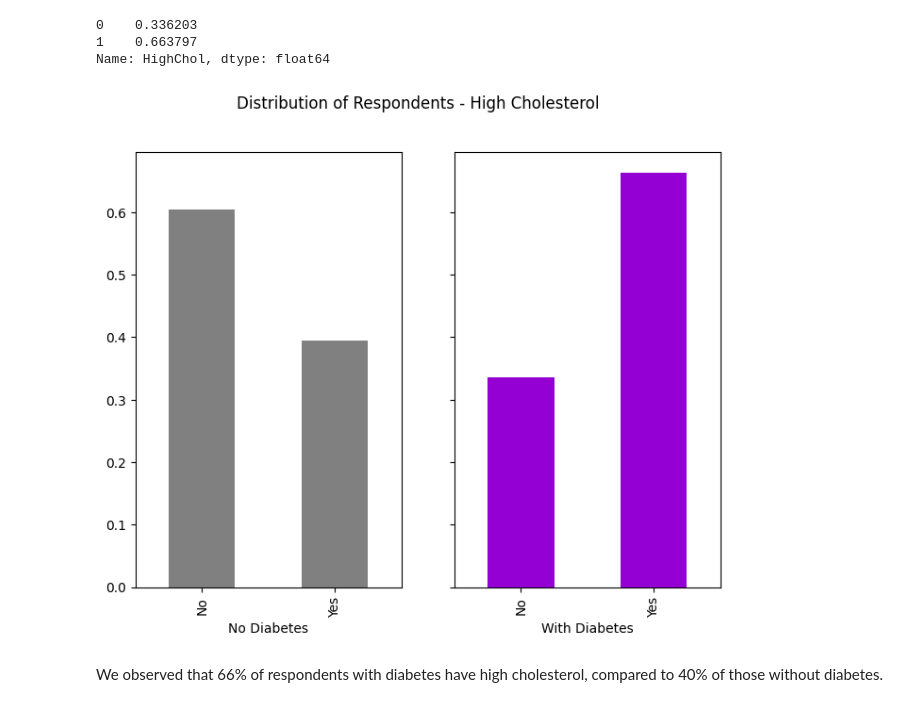
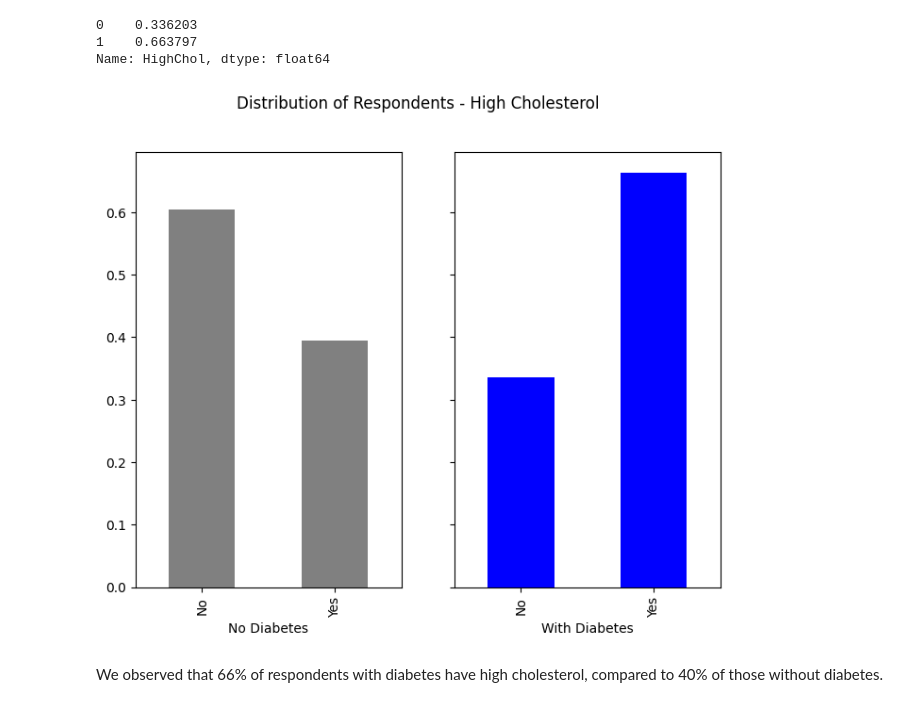
Before and after one commit to andresbarcia/NOTEBOOKS, a Jupyter notebook: Diabetes_ML_Predict/Diabetes_prediction_project.ipynb, the cells around one changed output. Cells and saved outputs as stored; diff of their text form; code cells hidden in the pictures.

```diff
--- a/Diabetes_ML_Predict/Diabetes_prediction_project.ipynb
+++ b/Diabetes_ML_Predict/Diabetes_prediction_project.ipynb
@@ -578,15 +573,15 @@ Name: HighChol, dtype: float64
 # %%
 fig,(ax, ax2) = plt.subplots(1, 2, figsize=(8,6),sharey=True)
 fig.suptitle('Distribution of Respondents - High Cholesterol')
 (data[data['Diabetes']==0]['HighChol'].value_counts(1).sort_index().plot(ax=ax,kind='bar',color="grey"))
 ax.set_xlabel('No Diabetes',size=10)
 ax.set_xticklabels(["No", 'Yes'])
 
-(data[data['Diabetes']==1]['HighChol'].value_counts(1).sort_index().plot(ax=ax2, kind='bar',color="darkviolet"))
+(data[data['Diabetes']==1]['HighChol'].value_counts(1).sort_index().plot(ax=ax2, kind='bar',color="blue"))
 ax2.set_xlabel('With Diabetes',size=10)
 ax2.set_xticklabels(["No", 'Yes'])
 plt.show()
 # %% [output]
-[figure, old version]
+[figure, new version]
 # %% [markdown]
 We observed that 66% of respondents with diabetes have high cholesterol, compared to 40% of those without diabetes.
```
Also changed, not shown: parts of 157 cells of this notebook, 4 other files.
